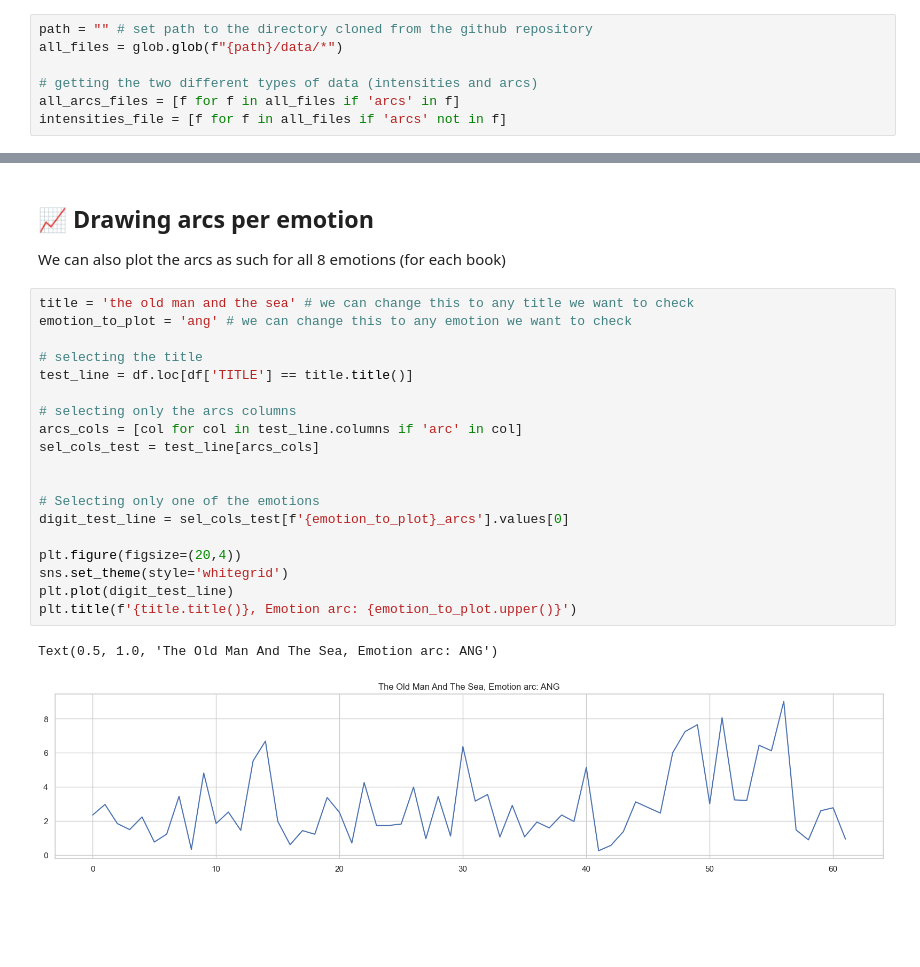
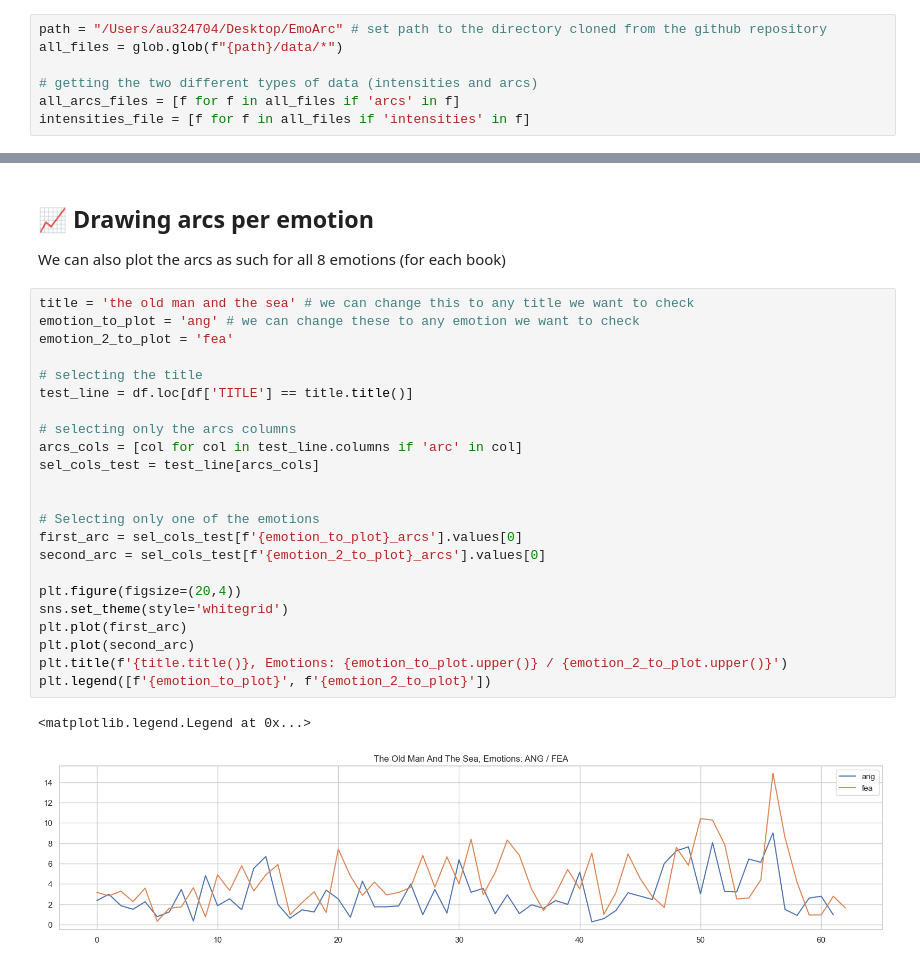
Before and after one commit to yuri-bizzoni/EmoArc, a Jupyter notebook: notebook.ipynb, the cells around one changed output, grey strips where cells are left out. Saved outputs shown, nothing was run; the diff lists cells and outputs as text; blank space fills up the shorter version.

```diff
--- a/notebook.ipynb
+++ b/notebook.ipynb
@@ -16,9 +24,9 @@ except:
 
 Download the data by cloning the GitHub repository and add the path in the cell below
 # %%
-path = "" # set path to the directory cloned from the github repository
+path = "/Users/au324704/Desktop/EmoArc" # set path to the directory cloned from the github repository
 all_files = glob.glob(f"{path}/data/*")
 
 # getting the two different types of data (intensities and arcs)
 all_arcs_files = [f for f in all_files if 'arcs' in f]
-intensities_file = [f for f in all_files if 'arcs' not in f]
+intensities_file = [f for f in all_files if 'intensities' in f]
@@ -106,23 +131,27 @@ sns.scatterplot(data=df, x='PUBL_DATE', y=feature_to_check, size=8)
 We can also plot the arcs as such for all 8 emotions (for each book)
 # %%
 title = 'the old man and the sea' # we can change this to any title we want to check
-emotion_to_plot = 'ang' # we can change this to any emotion we want to check
+emotion_to_plot = 'ang' # we can change these to any emotion we want to check
+emotion_2_to_plot = 'fea'
 
 # selecting the title
 test_line = df.loc[df['TITLE'] == title.title()]
 
 # selecting only the arcs columns
 arcs_cols = [col for col in test_line.columns if 'arc' in col]
 sel_cols_test = test_line[arcs_cols]
 
 
 # Selecting only one of the emotions
-digit_test_line = sel_cols_test[f'{emotion_to_plot}_arcs'].values[0]
+first_arc = sel_cols_test[f'{emotion_to_plot}_arcs'].values[0]
+second_arc = sel_cols_test[f'{emotion_2_to_plot}_arcs'].values[0]
 
 plt.figure(figsize=(20,4))
 sns.set_theme(style='whitegrid')
-plt.plot(digit_test_line)
-plt.title(f'{title.title()}, Emotion arc: {emotion_to_plot.upper()}')
+plt.plot(first_arc)
+plt.plot(second_arc)
+plt.title(f'{title.title()}, Emotions: {emotion_to_plot.upper()} / {emotion_2_to_plot.upper()}')
+plt.legend([f'{emotion_to_plot}', f'{emotion_2_to_plot}'])
 # %% [output]
-Text(0.5, 1.0, 'The Old Man And The Sea, Emotion arc: ANG')
+<matplotlib.legend.Legend at 0x...>
-[figure, old version]
+[figure, new version]
```
Also changed, not shown: parts of 13 cells of this notebook, 7 other files.
